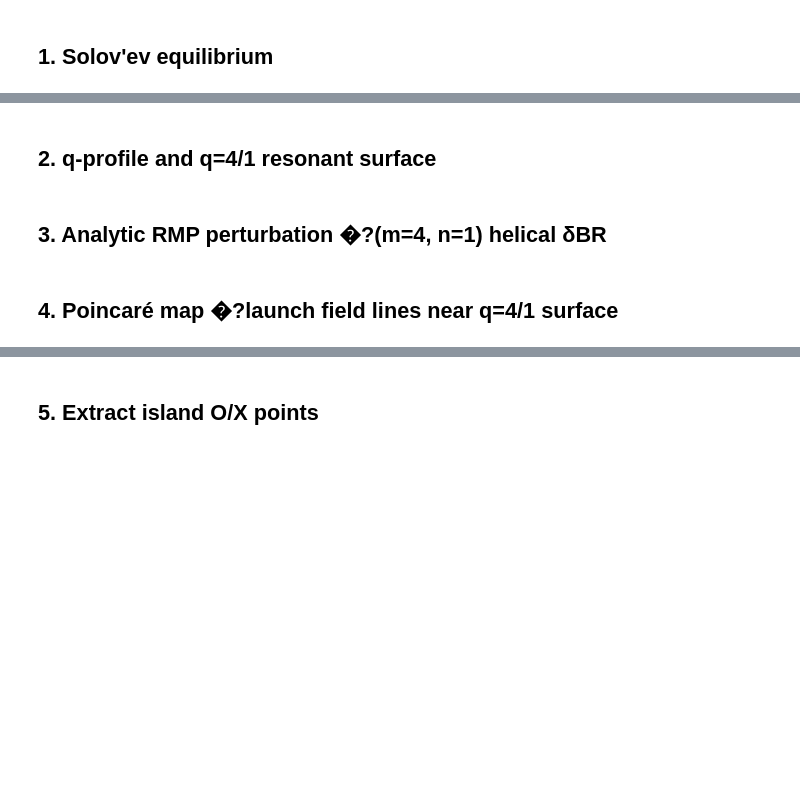
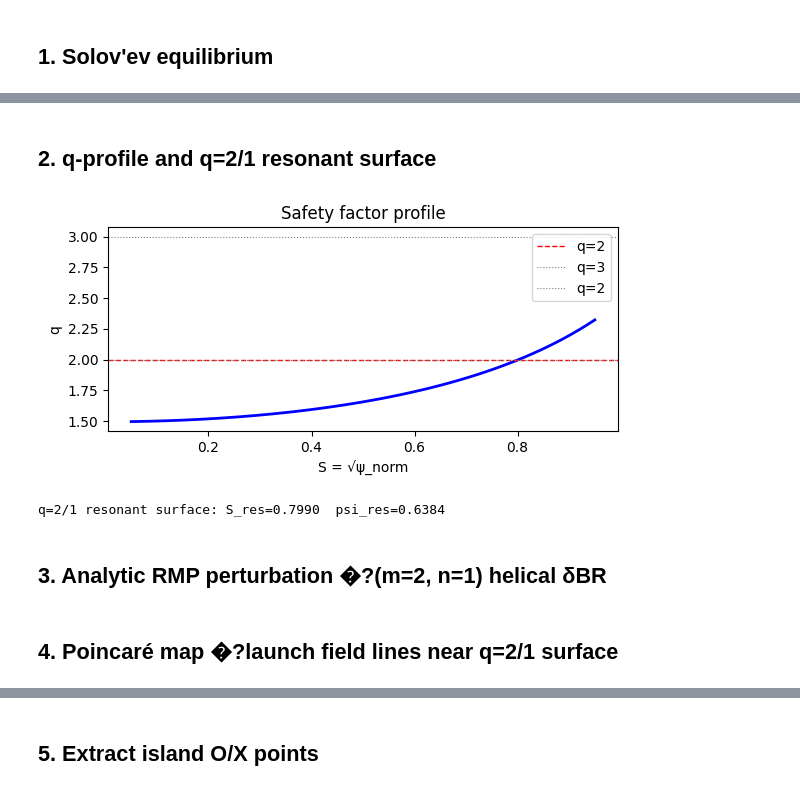
Before and after one commit to WenyinWei/pyna, a Jupyter notebook: notebooks/tutorials/rmp_island_validation_solovev.ipynb, the cells around one changed output, grey strips where cells are left out. Cells and saved outputs as stored; diff of their text form; code cells hidden in the pictures; blank space fills up the shorter version.

Commit message:
fix(tutorial): re-execute rmp_island_validation_solovev with inline images

```diff
--- a/notebooks/tutorials/rmp_island_validation_solovev.ipynb
+++ b/notebooks/tutorials/rmp_island_validation_solovev.ipynb
@@ -48,28 +53,32 @@ plt.show()
 # %% [markdown]
-## 2. q-profile and q=4/1 resonant surface
+## 2. q-profile and q=2/1 resonant surface
 # %%
 S_values = np.linspace(0.05, 0.95, 60)
 psi_values = S_values**2
 q_values = eq.q_profile(psi_values, n_theta=256)
 
 fig, ax = plt.subplots(figsize=(6, 3))
 ax.plot(S_values, q_values, 'b-', lw=2)
-ax.axhline(4, color='r', ls='--', lw=1, label='q=4')
+ax.axhline(2, color='r', ls='--', lw=1, label='q=2')
 ax.axhline(3, color='gray', ls=':', lw=0.8, label='q=3')
 ax.axhline(2, color='gray', ls=':', lw=0.8, label='q=2')
 ax.set_xlabel('S = √ψ_norm');  ax.set_ylabel('q')
 ax.set_title('Safety factor profile')
 ax.legend(); plt.tight_layout(); plt.show()
+# %% [output]
+[figure, added]
 # %%
-# Locate q=4/1 resonant surface
-S_res_list = locate_rational_surface(S_values, q_values, m=4, n=1)
+# Locate q=2/1 resonant surface
+S_res_list = locate_rational_surface(S_values, q_values, m=2, n=1)
 if not S_res_list:
-    raise RuntimeError('q=4/1 surface not found �?check q profile range')
+    raise RuntimeError('q=2/1 surface not found �?check q profile range')
 S_res = S_res_list[0]
 psi_res = S_res**2
-print(f'q=4/1 resonant surface: S_res={S_res:.4f}  psi_res={psi_res:.4f}')
+print(f'q=2/1 resonant surface: S_res={S_res:.4f}  psi_res={psi_res:.4f}')
+# %% [output]
+q=2/1 resonant surface: S_res=0.7990  psi_res=0.6384
 # %% [markdown]
-## 3. Analytic RMP perturbation �?(m=4, n=1) helical δBR
+## 3. Analytic RMP perturbation �?(m=2, n=1) helical δBR
 # %%
 # RMP amplitude
 delta_b = 5e-3  # δBR / B0
@@ -100,5 +109,5 @@ def field_func(rzphi):
     B_mag = np.sqrt(BR_t**2 + BZ_t**2 + Bphi_t**2) + 1e-30
     return np.array([BR_t/B_mag, BZ_t/B_mag, Bphi_t/(R*B_mag)])
 # %% [markdown]
-## 4. Poincaré map �?launch field lines near q=4/1 surface
+## 4. Poincaré map �?launch field lines near q=2/1 surface
 # %%
```
Also changed, not shown: parts of 9 cells of this notebook.
